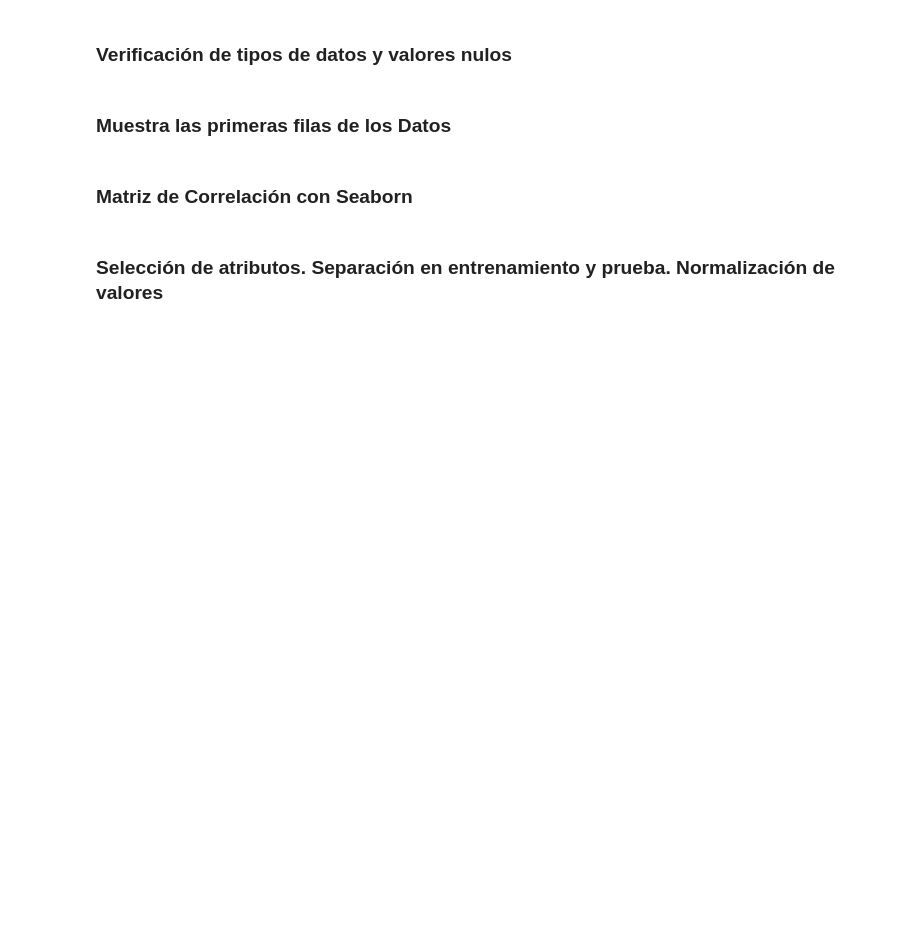
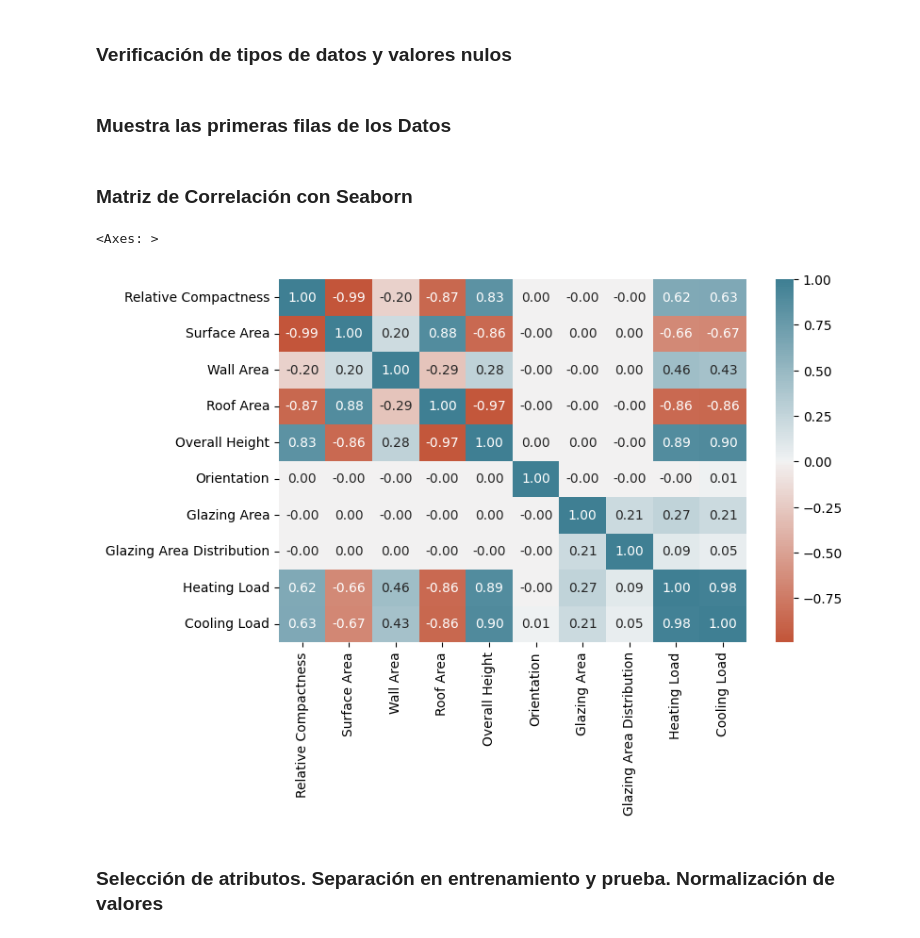
Before and after one commit to AndresMontesDeOca/Redes_Neuronales, a Jupyter notebook: Clase_04/02_Eficiencia_energetica.ipynb, the cells around one changed output. Drawn from its saved outputs; the diff is of its cells as text; code cells hidden in the pictures; blank space fills up the shorter version.

```diff
--- a/Clase_04/02_Eficiencia_energetica.ipynb
+++ b/Clase_04/02_Eficiencia_energetica.ipynb
@@ -141,7 +139,18 @@ sns.heatmap(data.corr(),annot=True, cmap=sns.diverging_palette(20, 220, n=200),
 # %% [markdown]
 ### Matriz de Correlación con Seaborn
 # %%
+import seaborn as sns
+import matplotlib.pyplot as plt
+import numpy as np
+import pandas as pd
+
+
+
+df = data.copy()
 plt.figure(figsize = (8,5))
 sns.heatmap(df.corr(),annot=True, cmap=sns.diverging_palette(20, 220, n=200), fmt='.2f')
+# %% [output]
+<Axes: >
+[figure, added]
 # %% [markdown]
 ### Selección de atributos. Separación en entrenamiento y prueba. Normalización de valores
```
Also changed, not shown: parts of 9 cells of this notebook.
